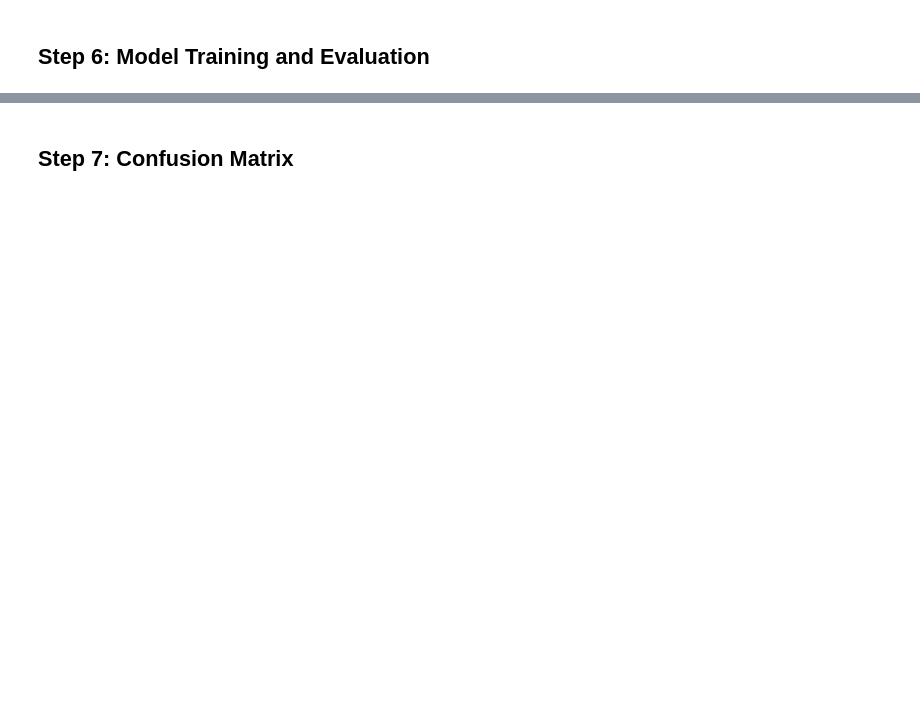
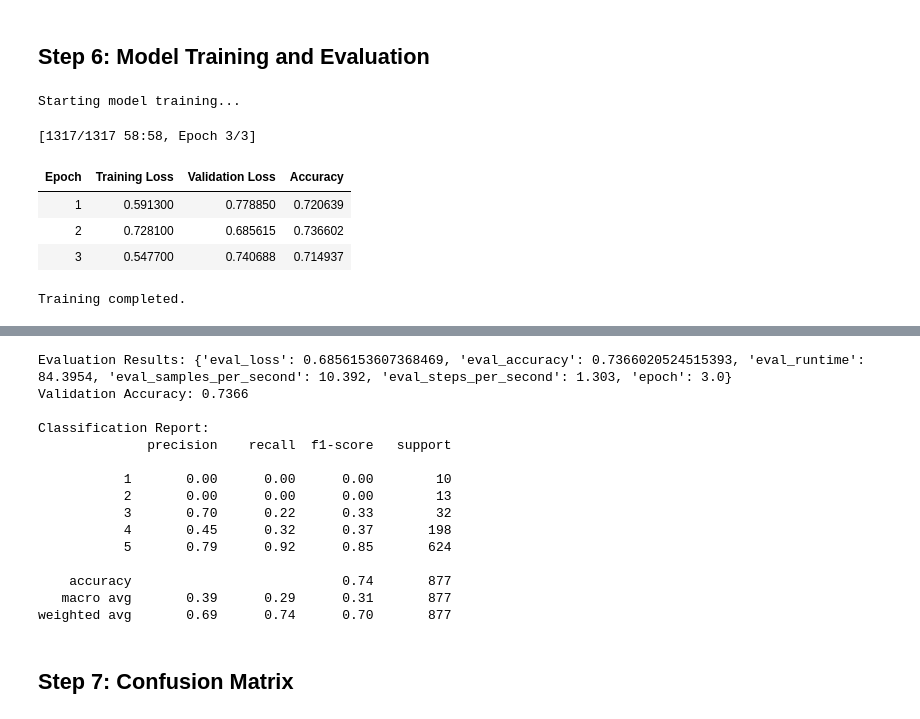
Before and after one commit to baggiyam/project-nlp-business-case-automated-customers-reviews-v2, a Jupyter notebook: Model_1.ipynb, the cells around one changed output, grey strips where cells are left out. Drawn from its saved outputs; the diff is of its cells as text; code cells hidden in the pictures; blank space fills up the shorter version.

Commit message:
Model completed

```diff
--- a/Model_1.ipynb
+++ b/Model_1.ipynb
@@ -199,11 +155,11 @@ val_dataset = Dataset.from_dict({'Review': X_test, 'Rating': Y_test})
 # %%
-tokenizer = DistilBertTokenizer.from_pretrained('distilbert-base-uncased')
-def tokenize_function(examples):
-    return tokenizer(examples['Review'], padding='max_length', truncation=True, max_length=128)
-train_dataset = train_dataset.map(tokenize_function, batched=True)
-val_dataset = val_dataset.map(tokenize_function, batched=True)
-train_dataset.set_format('torch', columns=['input_ids', 'attention_mask', 'Rating'])
-val_dataset.set_format('torch', columns=['input_ids', 'attention_mask', 'Rating'])
+#tokenizer = DistilBertTokenizer.from_pretrained('distilbert-base-uncased')
+#def tokenize_function(examples):
+ #   return tokenizer(examples['Review'], padding='max_length', truncation=True, max_length=128)
+##train_dataset = train_dataset.map(tokenize_function, batched=True)
+#val_dataset = val_dataset.map(tokenize_function, batched=True)
+#train_dataset.set_format('torch', columns=['input_ids', 'attention_mask', 'Rating'])
+#val_dataset.set_format('torch', columns=['input_ids', 'attention_mask', 'Rating'])
 # %% [markdown]
 ## Step 5: Model Setup
 # %%
@@ -244,13 +208,29 @@ ImportError: Using the `Trainer` with `PyTorch` requires `accelerate>=0.26.0`: P
 # %% [markdown]
 ## Step 6: Model Training and Evaluation
 # %%
-trainer.train()
-eval_results = trainer.evaluate()
-print('Evaluation Results:')
-print(eval_results)
-predictions = trainer.predict(val_dataset)
-y_pred = np.argmax(predictions.predictions, axis=1)
-y_true = Y_test
-accuracy = accuracy_score(y_true, y_pred)
-print(f'Validation Accuracy: {accuracy:.4f}')
-print('\nClassification Report:')
+try:
+    print("Starting model training...")
+    trainer.train()
+    print("Training completed.")
+
+    eval_results = trainer.evaluate()
+    print('Evaluation Results:', eval_results)
+
+    predictions = trainer.predict(val_dataset)
+    y_pred = np.argmax(predictions.predictions, axis=1)
+    y_true = np.array(val_dataset['labels'])  # Use 'labels' from dataset
+    accuracy = accuracy_score(y_true, y_pred)
+    print(f"Validation Accuracy: {accuracy:.4f}")
+    print('\nClassification Report:')
+    print(classification_report(y_true, y_pred, target_names=label_encoder.classes_.astype(str)))
+except Exception as e:
+    print(f"Error during training or evaluation: {e}")
+    raise
+# %% [output]
+Starting model training...
+[1317/1317 58:58, Epoch 3/3]
+| Epoch | Training Loss | Validation Loss | Accuracy |
+| 1 | 0.591300 | 0.778850 | 0.720639 |
+| 2 | 0.728100 | 0.685615 | 0.736602 |
+| 3 | 0.547700 | 0.740688 | 0.714937 |
+Training completed.
@@ -257,3 +238,18 @@ print('\nClassification Report:')
+Evaluation Results: {'eval_loss': 0.6856153607368469, 'eval_accuracy': 0.7366020524515393, 'eval_runtime': 84.3954, 'eval_samples_per_second': 10.392, 'eval_steps_per_second': 1.303, 'epoch': 3.0}
+Validation Accuracy: 0.7366
+
+Classification Report:
+              precision    recall  f1-score   support
+
+           1       0.00      0.00      0.00        10
+           2       0.00      0.00      0.00        13
+           3       0.70      0.22      0.33        32
+           4       0.45      0.32      0.37       198
+           5       0.79      0.92      0.85       624
+
+    accuracy                           0.74       877
+   macro avg       0.39      0.29      0.31       877
+weighted avg       0.69      0.74      0.70       877
 # %% [markdown]
 ## Step 7: Confusion Matrix
 # %%
```
Also changed, not shown: parts of 11 cells of this notebook, 1 other file.
